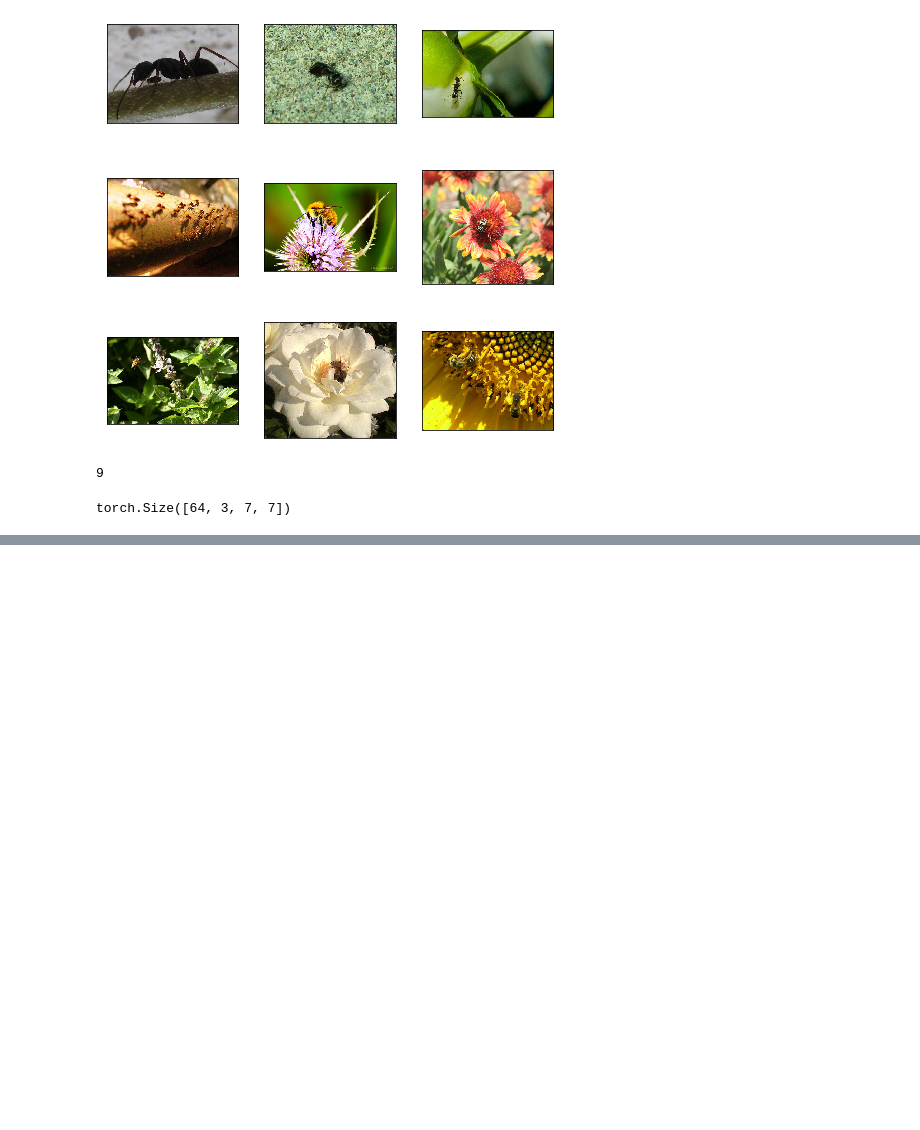
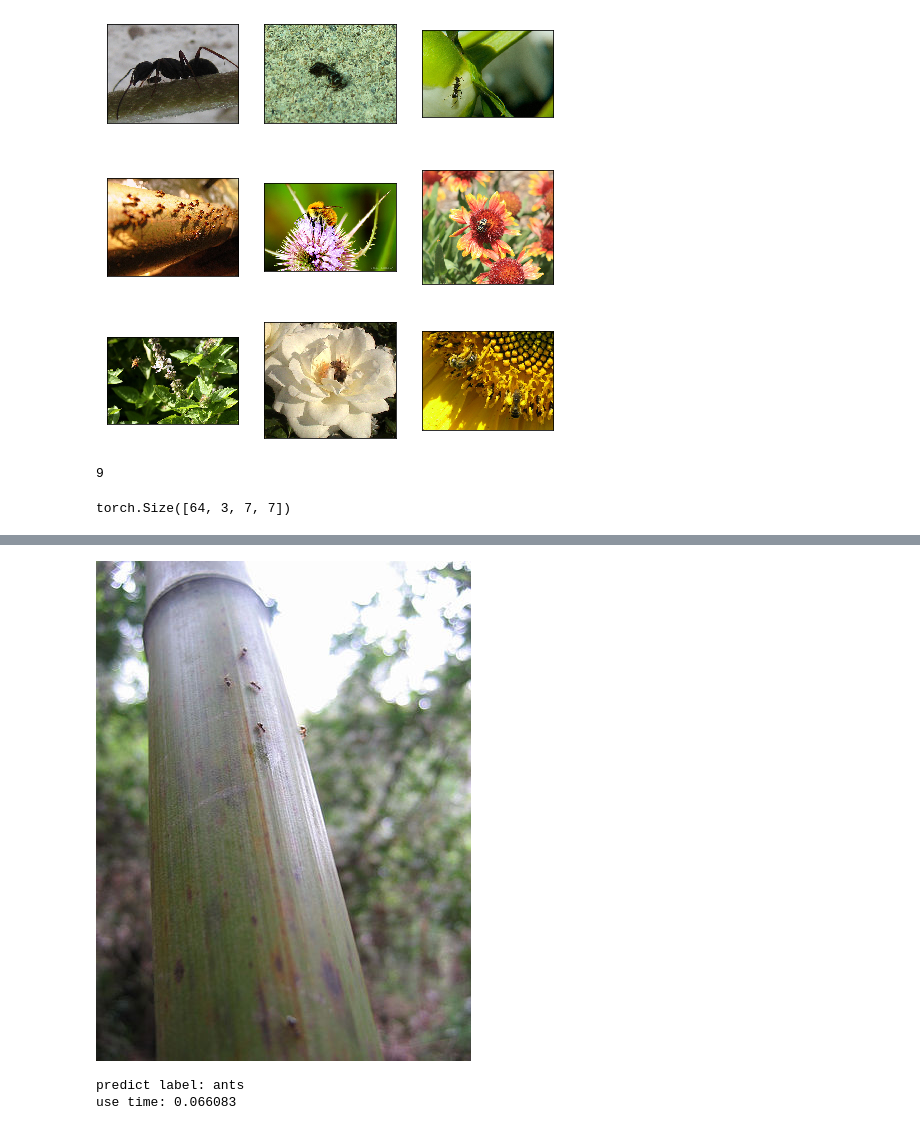
Before and after one commit to RongFzh/LearnPytorch, a Jupyter notebook: C5_CNN/L22_FineTuning.ipynb, the cells around one changed output, grey strips where cells are left out. Drawn from its saved outputs; the diff is of its cells as text; code cells hidden in the pictures; blank space fills up the shorter version.

```diff
--- a/C5_CNN/L22_FineTuning.ipynb
+++ b/C5_CNN/L22_FineTuning.ipynb
@@ -101,0 +116,19 @@ Epoch 19. Train Loss: 0.038569, Train Acc: 0.984375, Valid Loss: 0.231846, Valid
+# %%
+# 可视化预测的结果
+im2 = Image.open('../data/hymenoptera_data/val/ants/8124241_36b290d372.jpg')
+im2
+# %% [output]
+[figure, added]
+# %%
+import time
+start = time.time()
+im = valid_tf(im2)
+out = net(Variable(im.unsqueeze(0)).cuda())
+pred_label = out.max(1)[1].data[0]
+end = time.time()
+usetime = end-start
+print('predict label: {}'.format(train_set.classes[pred_label]))
+print('use time: {:.6f}'.format(usetime))
+# %% [output]
+predict label: ants
+use time: 0.066083
```
Also changed, not shown: parts of 8 cells of this notebook.
